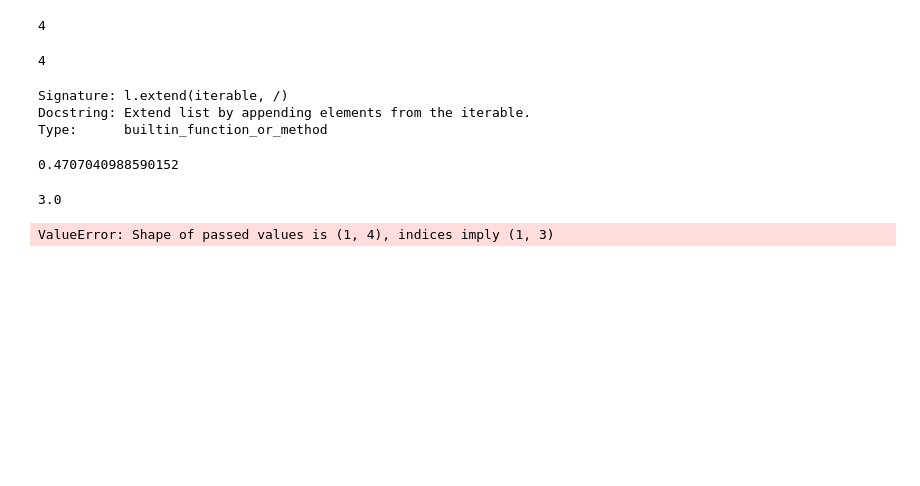
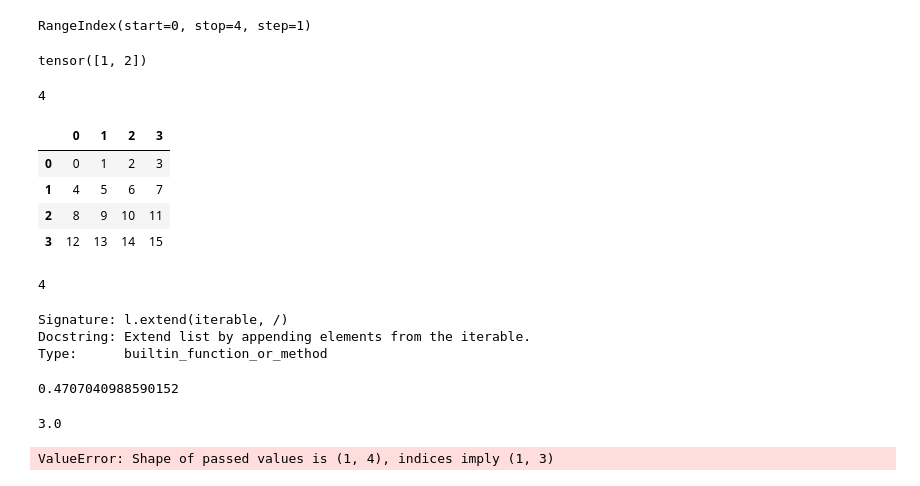
Before and after one commit to zylovestt/CS, a Jupyter notebook: try.ipynb, the cells around one changed output. Cells and saved outputs as stored; diff of their text form; code cells hidden in the pictures; blank space fills up the shorter version.

```diff
--- a/try.ipynb
+++ b/try.ipynb
@@ -8,0 +17,13 @@ import copy
+# %%
+f=pd.DataFrame(torch.arange(16).reshape(4,4))
+f.index
+# %% [output]
+RangeIndex(start=0, stop=4, step=1)
+# %%
+u=pd.Series([torch.tensor([1,2]),torch.tensor([1,2]),torch.tensor([1,2]),torch.tensor([1,2])],index=f.index)
+# %%
+f['y']=u
+# %%
+f.iloc[0,-1]
+# %% [output]
+tensor([1, 2])
@@ -10,6 +33,14 @@ import copy
 np.random.choice(np.array([1,2,3,4]),p=np.array([0.1,0.1,0.3,0.5]))
 # %% [output]
 4
+# %%
+f
+# %% [output]
+|  | 0 | 1 | 2 | 3 |
+| 0 | 0 | 1 | 2 | 3 |
+| 1 | 4 | 5 | 6 | 7 |
+| 2 | 8 | 9 | 10 | 11 |
+| 3 | 12 | 13 | 14 | 15 |
 # %%
 len(np.array([1,2,3,4]))
 # %% [output]
```
Also changed, not shown: parts of 2 cells of this notebook, 2 other files.
